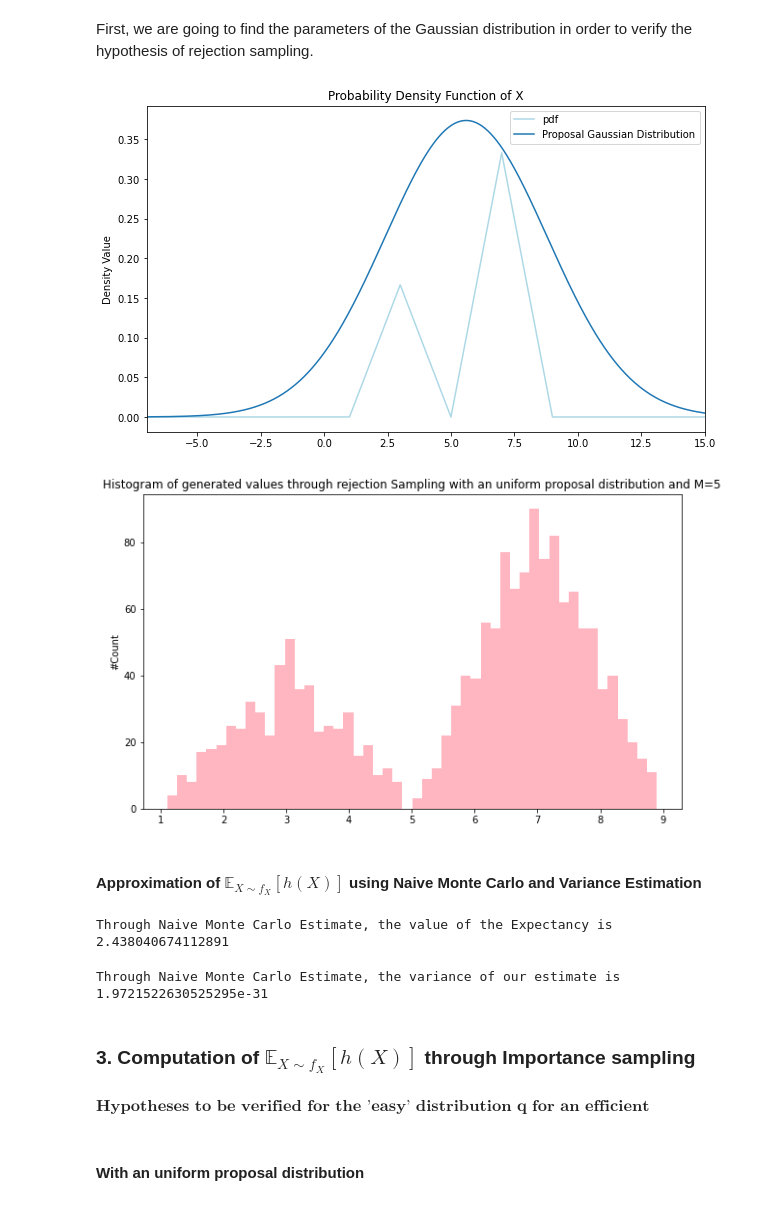
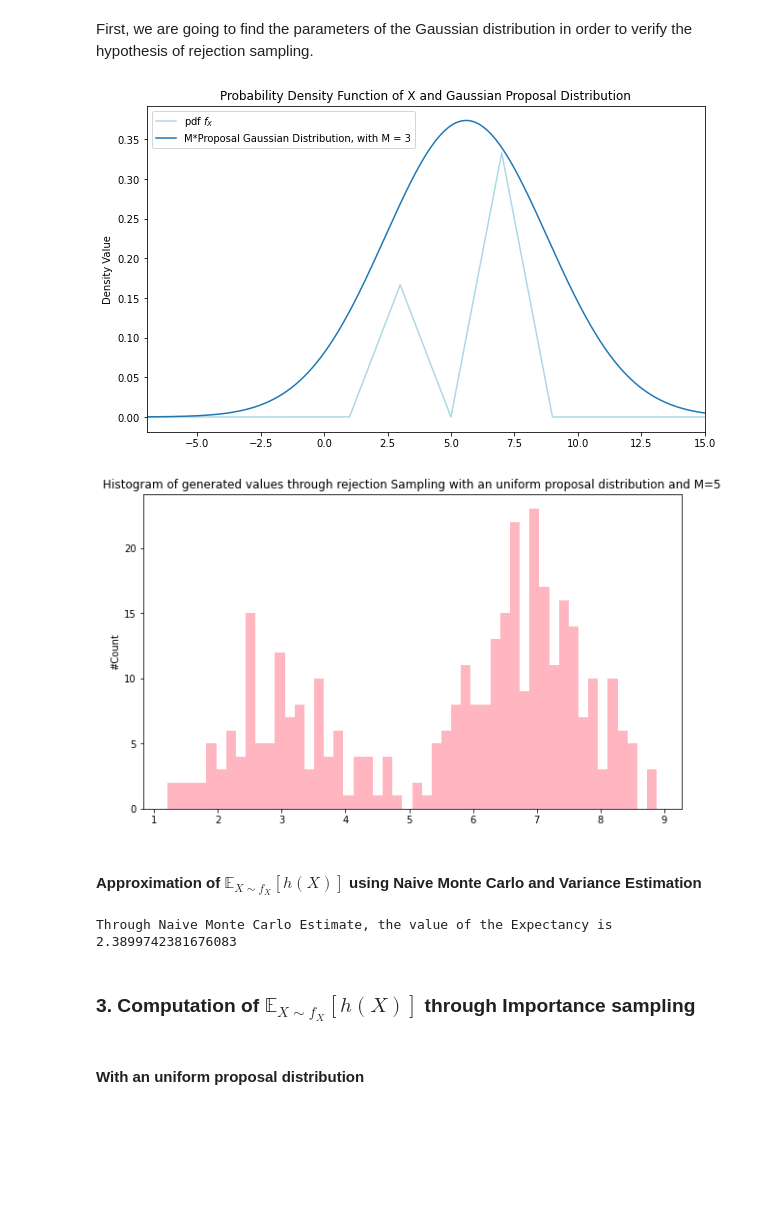
Before and after one commit to DavidAssaraf106/AM207, a Jupyter notebook: homework/HW3/AM207_HW3.ipynb, the cells around one changed output. Saved outputs shown, nothing was run; the diff lists cells and outputs as text; code cells hidden in the pictures; blank space fills up the shorter version.

```diff
--- a/homework/HW3/AM207_HW3.ipynb
+++ b/homework/HW3/AM207_HW3.ipynb
@@ -246,10 +255,8 @@ $\textbf{Hypotheses to be verified in order to select a proposal distribution fo
 # %%
-x = np.linspace(1, 9, 1001)
-pdf = np.concatenate((1/12*(x[:251]-1), -1/12*(x[251:500]-5), 1/6*(x[500:751]-5), -1/6*(x[751:]-9)), axis = 0)
 plt.figure(figsize = (10, 6))
-plt.plot(x, pdf, color='lightblue', label = 'pdf')
-plt.axhline(y = 1/9, color='blue', label='Uniform distribution over [1; 9]')
-plt.axhline(y = 5*1/9, color='red', label='Proposal M*Uniform distribution over [1; 9], M = 5')
+plt.plot(np.linspace(1, 9, 1001), plot_pdf_X, color='lightblue', label = 'pdf')
+plt.axhline(y = 1/8, color='blue', label='Uniform distribution over [1; 9]')
+plt.axhline(y = 3*1/8, color='red', label='Proposal M*Uniform distribution over [1; 9], M = 3')
 plt.title('Probability Density Function of X')
 plt.ylabel('Density Value')
 plt.legend(loc='best')
@@ -311,12 +302,12 @@ sigma = 3.2
 x = np.linspace(-15,15, 10000)
 distribu = [pdf(y) for y in x]
 plt.figure(figsize = (10, 6))
-plt.plot(x, distribu, color='lightblue', label = 'pdf')
-plt.plot(x, 3*scipy.stats.norm.pdf(x, mu, sigma), label = 'Proposal Gaussian Distribution')
+plt.plot(x, distribu, color='lightblue', label = 'pdf $f_X$')
+plt.plot(x, 3*scipy.stats.norm.pdf(x, mu, sigma), label = 'M*Proposal Gaussian Distribution, with M = 3')
 plt.xlim([-7, 15])
-plt.title('Probability Density Function of X')
+plt.title('Probability Density Function of X and Gaussian Proposal Distribution')
 plt.ylabel('Density Value')
 plt.legend(loc='best')
 plt.show()
 # %% [output]
-[figure, old version]
+[figure, new version]
@@ -332,38 +314,25 @@ for i in range(S):
+# %%
+def distribution_gaussian():
+    return np.random.normal(mu, sigma)
+# %%
+def pdf_gaussian(x):
+    return scipy.stats.norm.pdf(x, mu, sigma)
+# %%
+samples_rejection_gaussian = rejection_sampling(pdf, distribution_gaussian, pdf_gaussian, 3, N_simu)
 # %%
 plt.figure(figsize = (10, 6))
-plt.hist(accepted_samples, bins=50, color='lightpink')
+plt.hist(samples_rejection_gaussian, bins=50, color='lightpink')
 plt.ylabel('#Count')
 plt.title('Histogram of generated values through rejection Sampling with an uniform proposal distribution and M=5')
 plt.show()
 # %% [output]
-[figure, old version]
+[figure, new version]
 # %% [markdown]
 #### Approximation of $\mathbb{E}_{X\sim f_X}[h(X)]$ using Naive Monte Carlo and Variance Estimation
 # %%
-H = [h(Xi) for Xi in accepted_samples]
-I = np.mean(H)
-print('Through Naive Monte Carlo Estimate, the value of the Expectancy is', I)
+I_rejection_gaussian = Naive_Monte_Carlo(h, samples_rejection_gaussian)
+print('Through Naive Monte Carlo Estimate, the value of the Expectancy is', I_rejection_gaussian)
 # %% [output]
-Through Naive Monte Carlo Estimate, the value of the Expectancy is 2.438040674112891
+Through Naive Monte Carlo Estimate, the value of the Expectancy is 2.3899742381676083
-# %%
-n_simu = 100
-S = 5000
-M3 = 3
-integral_calculation = []
-for i in range(n_simu):
-    accepted_samples = []
-    for i in range(S):
-        Y_tent = np.random.normal(mu, sigma)
-        threshold = np.random.uniform(0, 1)
-        if threshold*M2*scipy.stats.norm.pdf(Y_tent, mu, sigma) < pdf(Y_tent):
-            accepted_samples.append(Y_tent)
-    H = [h(Xi) for Xi in Xis]
-    I = np.mean(H)
-    integral_calculation.append(I)
-print('Through Naive Monte Carlo Estimate, the variance of our estimate is', np.var(integral_calculation))
-# %% [output]
-Through Naive Monte Carlo Estimate, the variance of our estimate is 1.9721522630525295e-31
 # %% [markdown]
 ### 3. Computation of $\mathbb{E}_{X\sim f_X}[h(X)]$ through Importance sampling
-# %% [markdown]
-$\textbf{Hypotheses to be verified for the 'easy' distribution q for an efficient Importance Sampling Variance Reduction. }$
```
Also changed, not shown: parts of 82 cells of this notebook, 16 other files.
